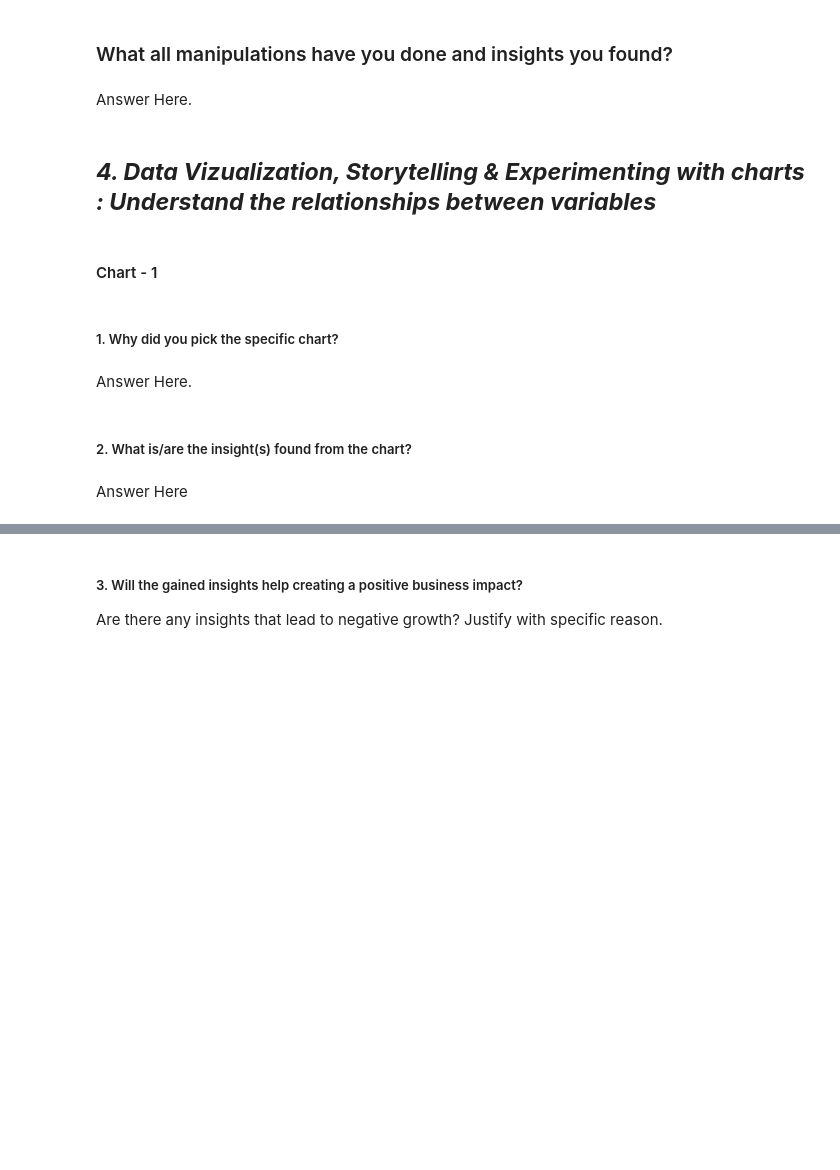
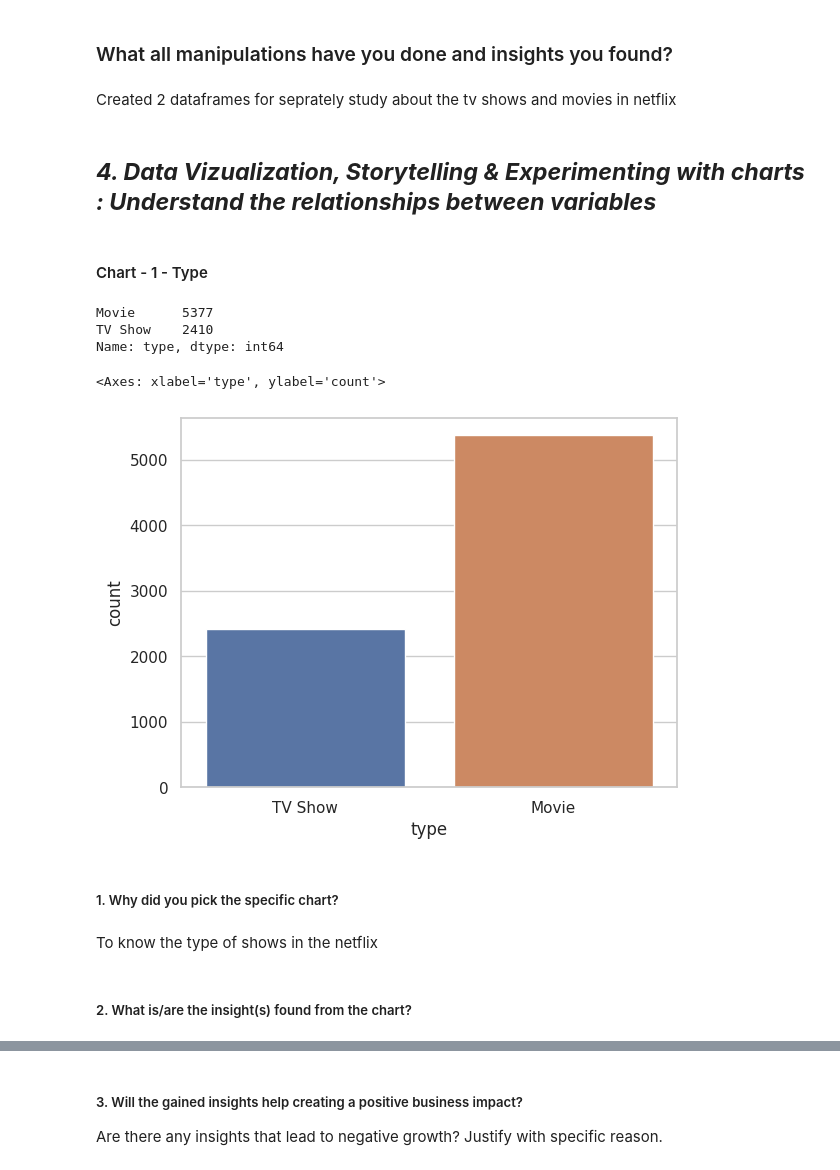
Before and after one commit to albin2122/Netflix-Movies-And-TV-Shows-Clustering, a Jupyter notebook: Netflix_Movies_And_TV_Shows_Clustering.ipynb, the cells around one changed output, grey strips where cells are left out. Cells and saved outputs as stored; diff of their text form; code cells hidden in the pictures; blank space fills up the shorter version.

```diff
--- a/Netflix_Movies_And_TV_Shows_Clustering.ipynb
+++ b/Netflix_Movies_And_TV_Shows_Clustering.ipynb
@@ -130,18 +314,27 @@ Answer Here
 # %% [markdown]
 ### What all manipulations have you done and insights you found?
-# %% [markdown]
-Answer Here.
+# %% [markdown]
+Created 2 dataframes for seprately study about the tv shows and movies in netflix
 # %% [markdown]
 ## ***4. Data Vizualization, Storytelling & Experimenting with charts : Understand the relationships between variables***
 # %% [markdown]
-#### Chart - 1
+#### Chart - 1 - Type
 # %%
 # Chart - 1 visualization code
+netflix_df['type'].value_counts()
+# %% [output]
+Movie      5377
+TV Show    2410
+Name: type, dtype: int64
+# %%
+sns.set_theme(style="whitegrid")
+sns.countplot(data=netflix_df, x="type",saturation=0.75, width=0.8, dodge=True)
+# %% [output]
+<Axes: xlabel='type', ylabel='count'>
+[figure, added]
 # %% [markdown]
 ##### 1. Why did you pick the specific chart?
-# %% [markdown]
-Answer Here.
+# %% [markdown]
+To know the type of shows in the netflix
 # %% [markdown]
 ##### 2. What is/are the insight(s) found from the chart?
-# %% [markdown]
-Answer Here
```
Also changed, not shown: parts of 192 cells of this notebook.
